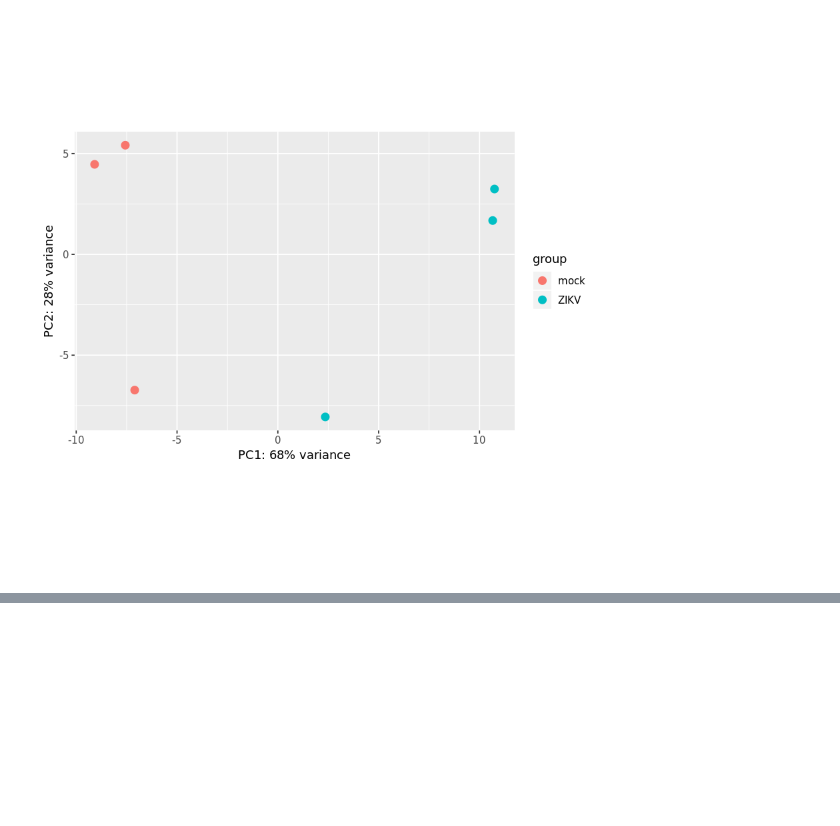
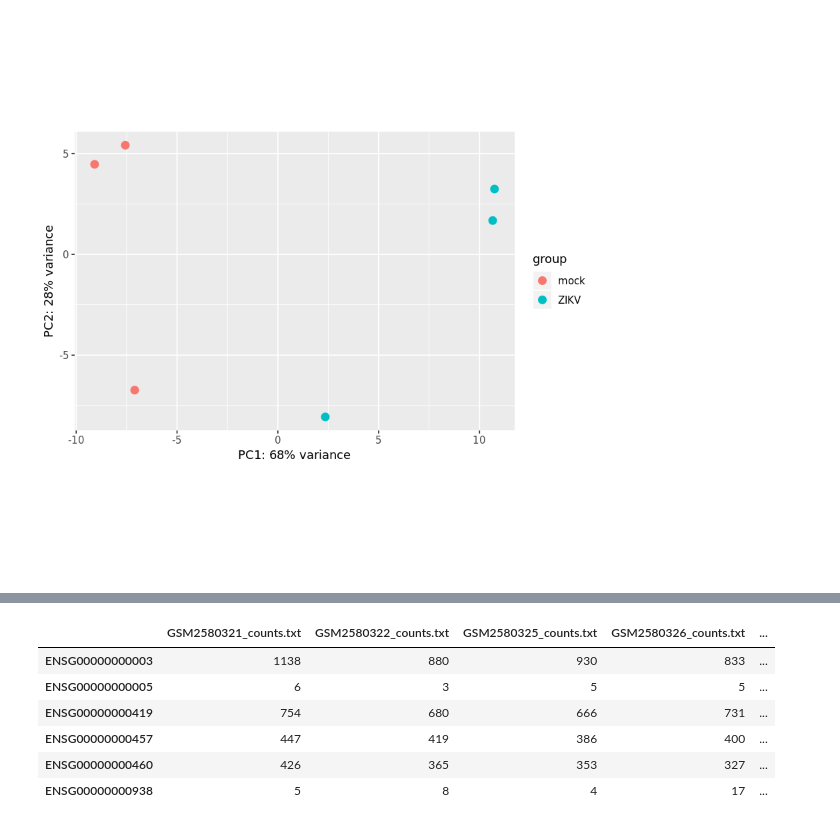
Before and after one commit to turoger/Applied-Bioinformatics-HW, a Jupyter notebook: Unit2-RNAseq/3.5_DESeq2_expression_analysis.ipynb, the cells around one changed output, grey strips where cells are left out. Saved outputs shown, nothing was run; the diff lists cells and outputs as text; code cells hidden in the pictures; blank space fills up the shorter version.

```diff
--- a/Unit2-RNAseq/3.5_DESeq2_expression_analysis.ipynb
+++ b/Unit2-RNAseq/3.5_DESeq2_expression_analysis.ipynb
@@ -165,0 +191,10 @@ plotPCA(rld, intgroup="group")
+# %%
+head(assay(dds1))
+# %% [output]
+|  | GSM2580321_counts.txt | GSM2580322_counts.txt | GSM2580325_counts.txt | GSM2580326_counts.txt | ... |
+| ENSG00000000003 | 1138 | 880 | 930 | 833 | ... |
+| ENSG00000000005 | 6 | 3 | 5 | 5 | ... |
+| ENSG00000000419 | 754 | 680 | 666 | 731 | ... |
+| ENSG00000000457 | 447 | 419 | 386 | 400 | ... |
+| ENSG00000000460 | 426 | 365 | 353 | 327 | ... |
+| ENSG00000000938 | 5 | 8 | 4 | 17 | ... |
```
Also changed, not shown: parts of 6 cells of this notebook, 1 other file.
